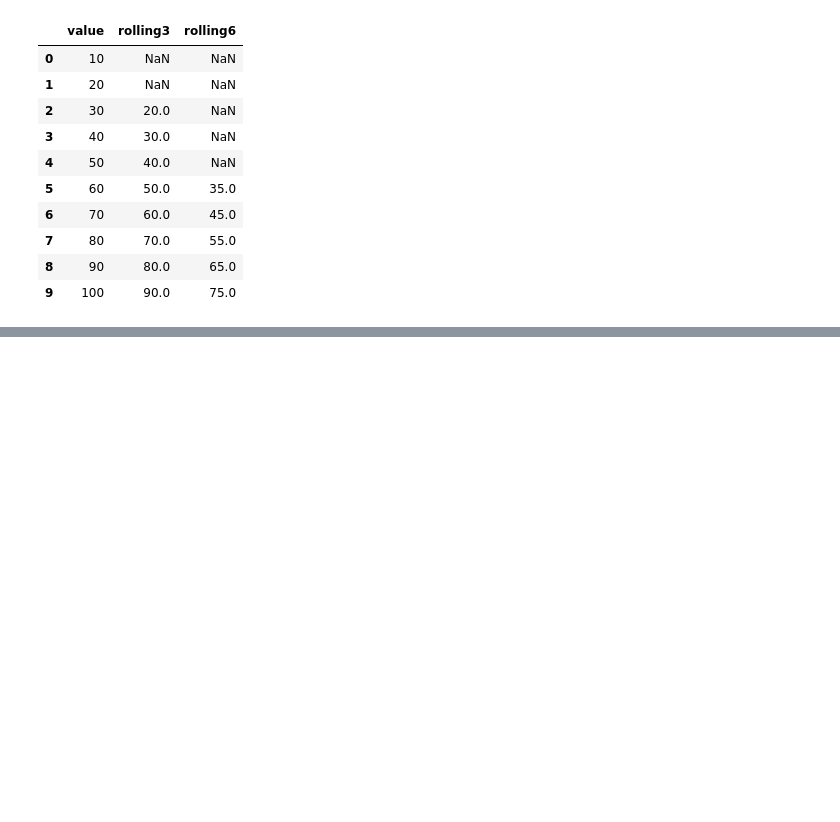
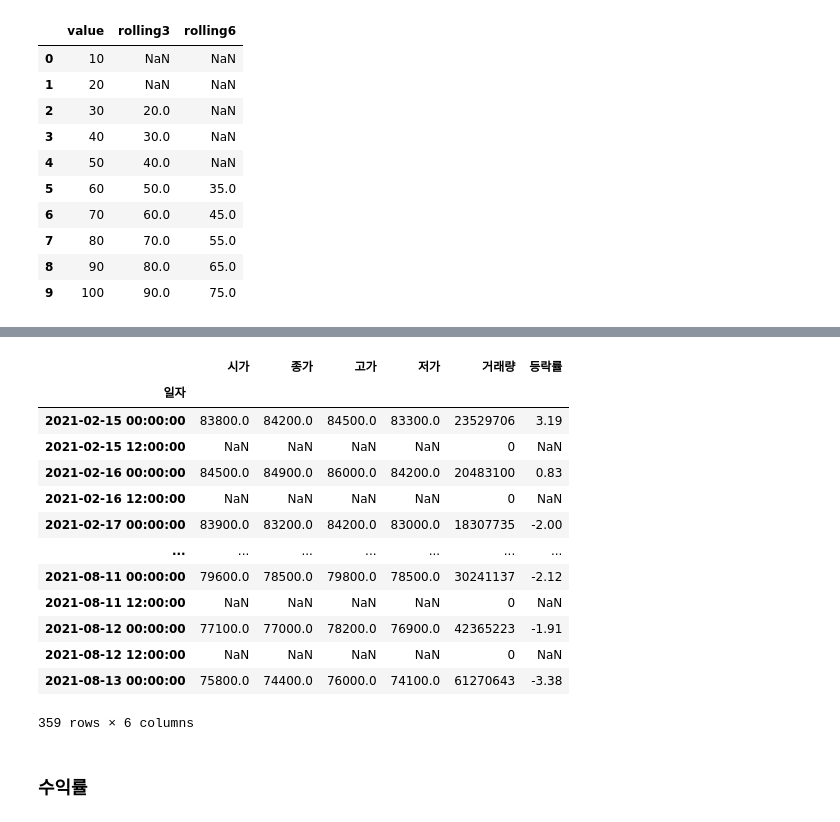
Before and after one commit to Huey-fitpet/study_pandas, a Jupyter notebook: codes/16.dataframe_shift.ipynb, the cells around one changed output, grey strips where cells are left out. Cells and saved outputs as stored; diff of their text form; code cells hidden in the pictures; blank space fills up the shorter version.

```diff
--- a/codes/16.dataframe_shift.ipynb
+++ b/codes/16.dataframe_shift.ipynb
@@ -134,0 +140,3 @@ df_second
+# %%
+df_resample_first = pd.read_excel('../datasets/ss_ex_1.xlsx', index_col=0)
+df_resample_first.head()
@@ -134,0 +180,3 @@ df_second
+# %%
+df_resample_first.index = pd.to_datetime(df_resample_first.index)
+df_resample_first.index
@@ -134,0 +239,12 @@ df_second
+# %%
+how = {
+    '시가':'first',
+    '종가':'last',
+    '고가': 'max',
+    '저가': 'min',
+    '거래량': 'sum',
+    '등락률': 'mean'
+}
+
+df_resample_third = df_resample_first.resample('3D').apply(how)
+df_resample_third.head()
@@ -134,0 +259,20 @@ df_second
+# %%
+df_resample_first.resample('12H').apply(how)
+# 현상태에서 upsampling 이 안된다 중간 값을 채워야함.
+# %% [output]
+|  | 시가 | 종가 | 고가 | 저가 | 거래량 | 등락률 |
+| 일자 |  |  |  |  |  |  |
+| 2021-02-15 00:00:00 | 83800.0 | 84200.0 | 84500.0 | 83300.0 | 23529706 | 3.19 |
+| 2021-02-15 12:00:00 | NaN | NaN | NaN | NaN | 0 | NaN |
+| 2021-02-16 00:00:00 | 84500.0 | 84900.0 | 86000.0 | 84200.0 | 20483100 | 0.83 |
+| 2021-02-16 12:00:00 | NaN | NaN | NaN | NaN | 0 | NaN |
+| 2021-02-17 00:00:00 | 83900.0 | 83200.0 | 84200.0 | 83000.0 | 18307735 | -2.00 |
+| ... | ... | ... | ... | ... | ... | ... |
+| 2021-08-11 00:00:00 | 79600.0 | 78500.0 | 79800.0 | 78500.0 | 30241137 | -2.12 |
+| 2021-08-11 12:00:00 | NaN | NaN | NaN | NaN | 0 | NaN |
+| 2021-08-12 00:00:00 | 77100.0 | 77000.0 | 78200.0 | 76900.0 | 42365223 | -1.91 |
+| 2021-08-12 12:00:00 | NaN | NaN | NaN | NaN | 0 | NaN |
+| 2021-08-13 00:00:00 | 75800.0 | 74400.0 | 76000.0 | 74100.0 | 61270643 | -3.38 |
+359 rows × 6 columns
+# %% [markdown]
+### 수익률
```
Also changed, not shown: parts of 19 cells of this notebook, 2 other files.
